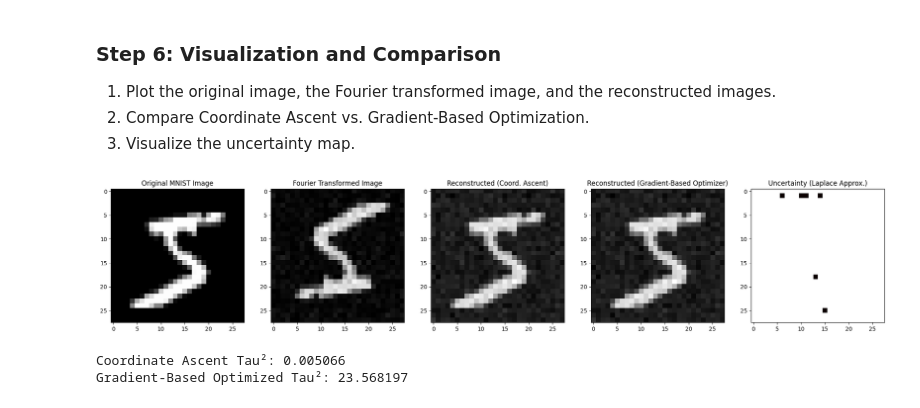
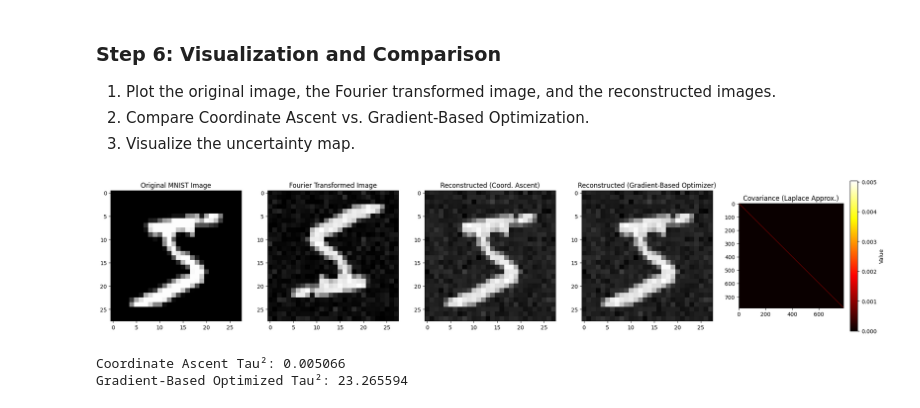
Before and after one commit to berkeley-stat238/spring-2025, a Jupyter notebook: labs/lab07/Lab_7.ipynb, the cells around one changed output. Saved outputs shown, nothing was run; the diff lists cells and outputs as text; code cells hidden in the pictures.

```diff
--- a/labs/lab07/Lab_7.ipynb
+++ b/labs/lab07/Lab_7.ipynb
@@ -194,8 +205,8 @@ $$\Sigma = (A^T A / \sigma^2)^{-1}$$
 # %%
-# Compute Laplace Approximation
-def laplace_approximation(A, X_map, sigma2=1.0):
+# Compute Laplace Approximation based on posterior
+def laplace_approximation(A, X_map, tau2, sigma2=1.0):
     """Compute the Laplace approximation to the posterior."""
-    H = A.T @ A / sigma2  # Hessian of the log-posterior
+    H = (A.T @ A) / sigma2 + np.eye(A.shape[1]) / tau2  # Hessian of the log-posterior
     covariance = inv(H + 1e-6 * np.eye(H.shape[0]))  # Add small ridge term for stability
     return X_map, covariance
 # %% [markdown]
@@ -205,48 +216,56 @@ def laplace_approximation(A, X_map, sigma2=1.0):
 2. Compare Coordinate Ascent vs. Gradient-Based Optimization.
 3. Visualize the uncertainty map.
 # %%
+import numpy as np
+import matplotlib.pyplot as plt
+from scipy.linalg import inv
+
 # Compute MAP estimates using Bayesian hierarchical model with Fourier transform
 X_map_fourier, tau2_estimate = coordinate_ascent_fourier(A, Y)
 X_map_gradient, tau2_gradient = gradient_based_optimizer(A, Y)
 
-# Compute Laplace Approximation
-X_map, covariance = laplace_approximation(A, X_map_fourier)
+# Compute Laplace Approximation with posterior-based covariance
+X_map, covariance = laplace_approximation(A, X_map_fourier, tau2_estimate)
 
 # Reshape for visualization
 X_map_fourier_img = X_map_fourier.reshape(28, 28)
 X_map_gradient_img = X_map_gradient.reshape(28, 28)
 
 # --- Visualization ---
 plt.figure(figsize=(25, 5))
 
+# Original MNIST Image
 plt.subplot(1, 5, 1)
 plt.imshow(img_array, cmap="gray")
 plt.title("Original MNIST Image")
 
+# Fourier Transformed Image (Log Magnitude for Better Visualization)
 plt.subplot(1, 5, 2)
-plt.imshow(np.abs(Y.reshape(28, 28)), cmap="gray")
+plt.imshow(np.log(1 + np.abs(Y.reshape(28, 28))), cmap="gray")
 plt.title("Fourier Transformed Image")
 
+# Reconstructed Image using Coordinate Ascent
 plt.subplot(1, 5, 3)
 plt.imshow(X_map_fourier_img, cmap="gray")
 plt.title("Reconstructed (Coord. Ascent)")
 
+# Reconstructed Image using Gradient-Based Optimization
 plt.subplot(1, 5, 4)
 plt.imshow(X_map_gradient_img, cmap="gray")
 plt.title("Reconstructed (Gradient-Based Optimizer)")
 
-# Visualizing uncertainty (Laplace Approximation)
-uncertainty = np.sqrt(np.diag(covariance)).reshape(28, 28)
+# Covariance Visualization using Laplace Approximation
 plt.subplot(1, 5, 5)
-plt.imshow(uncertainty, cmap="hot")
-plt.title("Uncertainty (Laplace Approx.)")
+plt.imshow(covariance, cmap="hot")
+plt.colorbar(label="Value")
+plt.title("Covariance (Laplace Approx.)")
 
 plt.show()
 
 # Print estimated τ² (hierarchical prior)
 print(f"Coordinate Ascent Tau²: {tau2_estimate:.6f}")
 print(f"Gradient-Based Optimized Tau²: {tau2_gradient:.6f}")
 # %% [output]
-[figure, old version]
+[figure, new version]
 Coordinate Ascent Tau²: 0.005066
-Gradient-Based Optimized Tau²: 23.568197
+Gradient-Based Optimized Tau²: 23.265594
```
Also changed, not shown: parts of 2 cells of this notebook.
